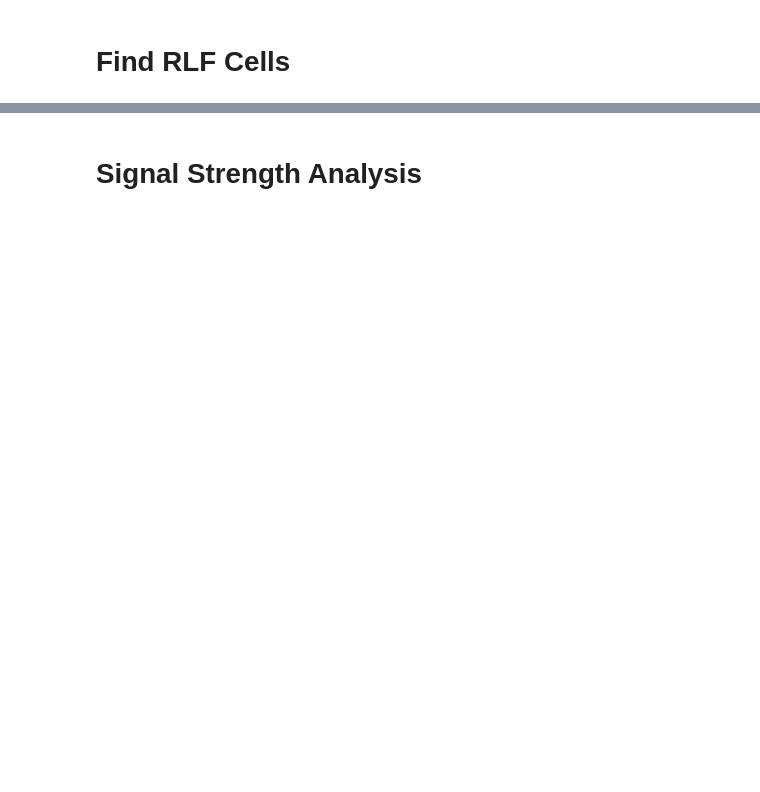
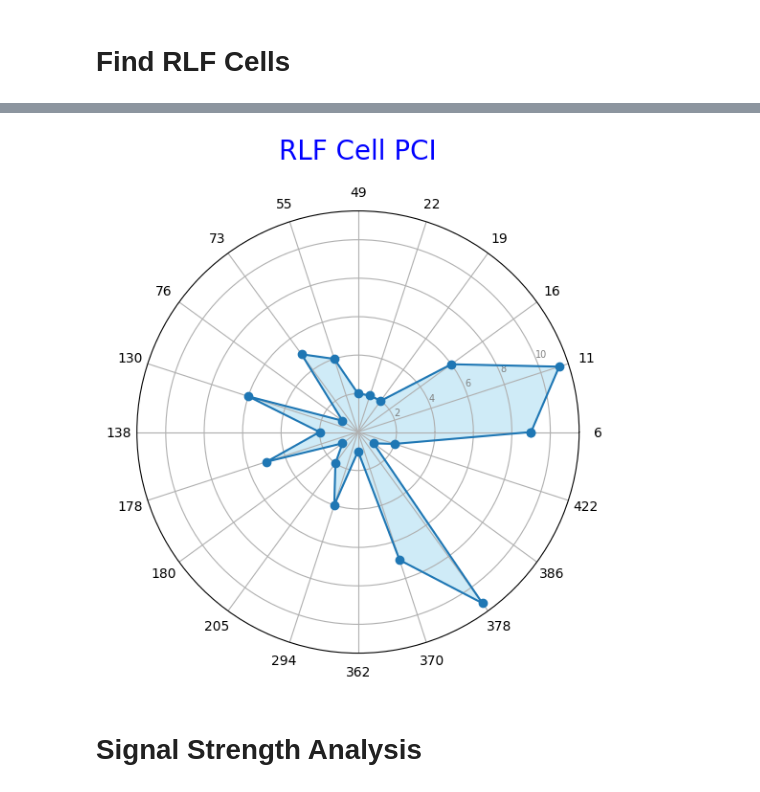
Before and after one commit to chihyangchen/ntu-experiments, a Jupyter notebook: sheng-ru/analysis/RLF_analysis.ipynb, the cells around one changed output, grey strips where cells are left out. Saved outputs shown, nothing was run; the diff lists cells and outputs as text; code cells hidden in the pictures; blank space fills up the shorter version.

```diff
--- a/sheng-ru/analysis/RLF_analysis.ipynb
+++ b/sheng-ru/analysis/RLF_analysis.ipynb
@@ -397,6 +397,7 @@ md_files = [
     '/home/wmnlab/D/database/2023-08-29/2023-08-29.md',
     '/home/wmnlab/D/database/2023-09-12_1/2023-09-12.md',
     '/home/wmnlab/D/database/2023-09-22/2023-09-22.md',
+    '/home/wmnlab/D/database/2023-10-24/2023-10-24.md'
 ]
 EXPs = []
 
@@ -415,4 +416,7 @@ for md_file_path in md_files:
             exp = f.readline()[:-1]
             settings = f.readline()[:-1]
 
+for i, exp in enumerate(EXPs):
+    if 'Modem_Action_Test' in exp.path:
+        EXPs.pop(i)
 pprint(EXPs)
@@ -470,25 +518,33 @@ for EXP in EXPs:
 # %%
 counts = {}
+counts2 = {}
 
 for info in infos:
     rlf_pci = info[0][0]
     rlf_earfcn = info[0][1]
     cause = info[1]
     k = rlf_pci + ' ' + rlf_earfcn
+    k2 = rlf_pci
     if k in list(counts.keys()):
         counts[k] += 1
     else:
         counts[k] = 1
+    if k2 in list(counts2.keys()):
+        counts2[k2] += 1
+    else:
+        counts2[k2] = 1
 
-counts = {k: v for k, v in sorted(counts.items(), key=lambda item: int(item[0].split(' ')[0]))}
+left_num = 20
+sorted_dict_items = sorted(counts.items(), key=lambda item: item[1], reverse=True)
+keys_to_keep = [item[0] for item in sorted_dict_items[:left_num]]
+x = {key: counts[key] for key in keys_to_keep}
+x = {k: v for k, v in sorted(x.items(), key=lambda item: int(item[0].split(' ')[0]))}
 
-
-left_num = 10
-# 根据值对字典进行排序
-sorted_dict_items = sorted(counts.items(), key=lambda item: item[1], reverse=True)
-# 获取最大的10个元素的键
+left_num = 20
+sorted_dict_items = sorted(counts2.items(), key=lambda item: item[1], reverse=True)
 keys_to_keep = [item[0] for item in sorted_dict_items[:left_num]]
-# 生成只包含最大的10个元素的新字典
-x = {key: counts[key] for key in keys_to_keep}
+x2 = {key: counts2[key] for key in keys_to_keep}
+x2 = {k: v for k, v in sorted(x2.items(), key=lambda item: int(item[0].split(' ')[0]))}
 
 pprint(x)
+pprint(x2)
@@ -495,29 +569,31 @@ pprint(x)
 # %%
 # 定義變數的名稱和數值
-target = counts
+target = x2
 categories = list(target.keys())
 values = list(target.values())
 
 # 計算角度
 num_vars = len(categories)
 angles = np.linspace(0, 2 * np.pi, num_vars, endpoint=False).tolist()
 
 # 使雷達圖封閉
 values += values[:1]
 angles += angles[:1]
 
 # 畫圖
 plt.figure(figsize=(6, 6))
 plt.polar(angles, values, marker='o')
 plt.fill(angles, values, color='skyblue', alpha=0.4)
 
 # 設定標籤
 plt.xticks(angles[:-1], categories)
 plt.yticks(color='grey', size=7)
-plt.title('RLF Cells', size=20, color='b', y=1.1)
+plt.title('RLF Cell PCI', size=20, color='b', y=1.1)
 
 # 顯示圖表
 plt.show()
+# %% [output]
+[figure, added]
 # %% [markdown]
 # Signal Strength Analysis
 # %%
```
Also changed, not shown: parts of 4 cells of this notebook, 3 other files.
